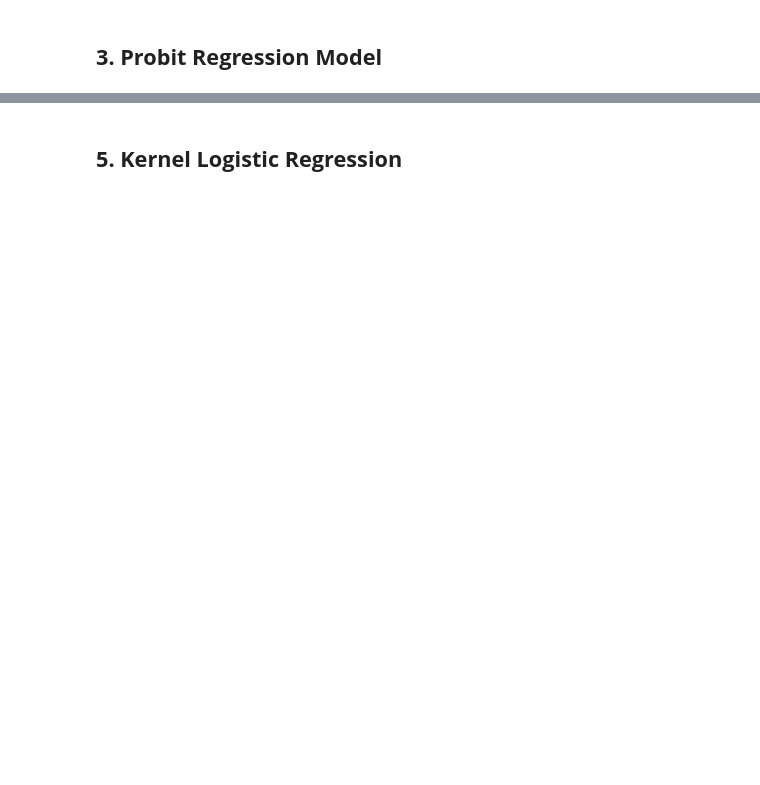
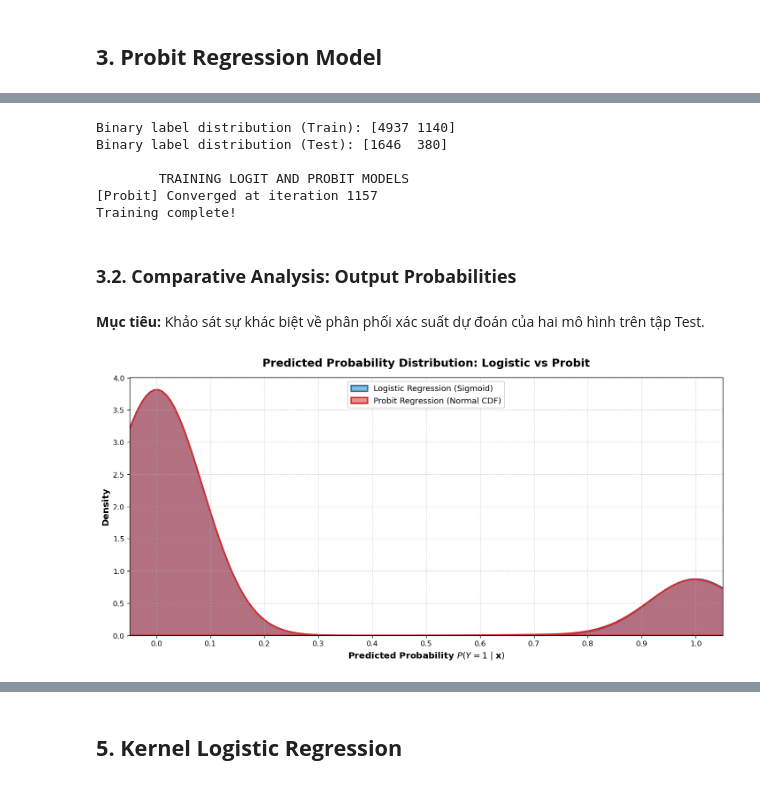
Before and after one commit to ThanhChuong12/Supervised-Learning-Regression-Classification, a Jupyter notebook: code/Part2_Classification/03_advanced_bonus_experiments.ipynb, the cells around one changed output, grey strips where cells are left out. Cells and saved outputs as stored; diff of their text form; code cells hidden in the pictures; blank space fills up the shorter version.

Commit message:
Implement Probit Regression Model And Analysis

```diff
--- a/code/Part2_Classification/03_advanced_bonus_experiments.ipynb
+++ b/code/Part2_Classification/03_advanced_bonus_experiments.ipynb
@@ -58,0 +92,35 @@ MẪU TỔ CHỨC NOTEBOOK THEO CÁC ĐỀ MỤC BÊN DƯỚI (TỰ ĐIỀU CH
+# %%
+# 1. Convert labels to binary classification: 0 -> Empty room, 1 -> Occupied
+y_train_bin = np.where(y_train > 0, 1, 0)
+y_val_bin = np.where(y_val > 0, 1, 0)
+y_test_bin = np.where(y_test > 0, 1, 0)
+
+print(f"Binary label distribution (Train): {np.bincount(y_train_bin)}")
+print(f"Binary label distribution (Test): {np.bincount(y_test_bin)}\n")
+
+
+print("\tTRAINING LOGIT AND PROBIT MODELS")
+logit_model = BinaryLogisticRegression(method='newton', max_iter=100)
+logit_model.fit(X_train, y_train_bin)
+probit_model = ProbitRegression(learning_rate=0.5, max_iter=2000, verbose=True)
+probit_model.fit(X_train, y_train_bin)
+print("Training complete!")
+# %% [output]
+Binary label distribution (Train): [4937 1140]
+Binary label distribution (Test): [1646  380]
+
+        TRAINING LOGIT AND PROBIT MODELS
+[Probit] Converged at iteration 1157
+Training complete!
+# %% [markdown]
+### **3.2. Comparative Analysis: Output Probabilities**
+# %% [markdown]
+**Mục tiêu:** Khảo sát sự khác biệt về phân phối xác suất dự đoán của hai mô hình trên tập Test.
+# %%
+compare_model_probability_distributions(
+    logit_model,
+    probit_model,
+    X_test
+)
+# %% [output]
+[figure, added]
```
Also changed, not shown: parts of 22 cells of this notebook, 3 other files.
